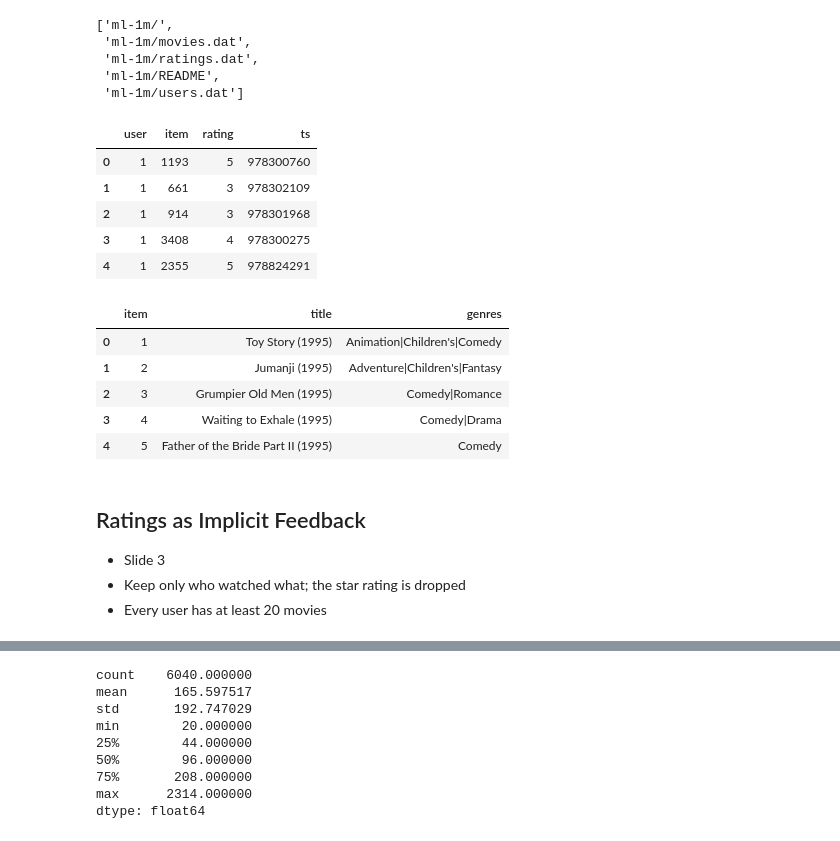
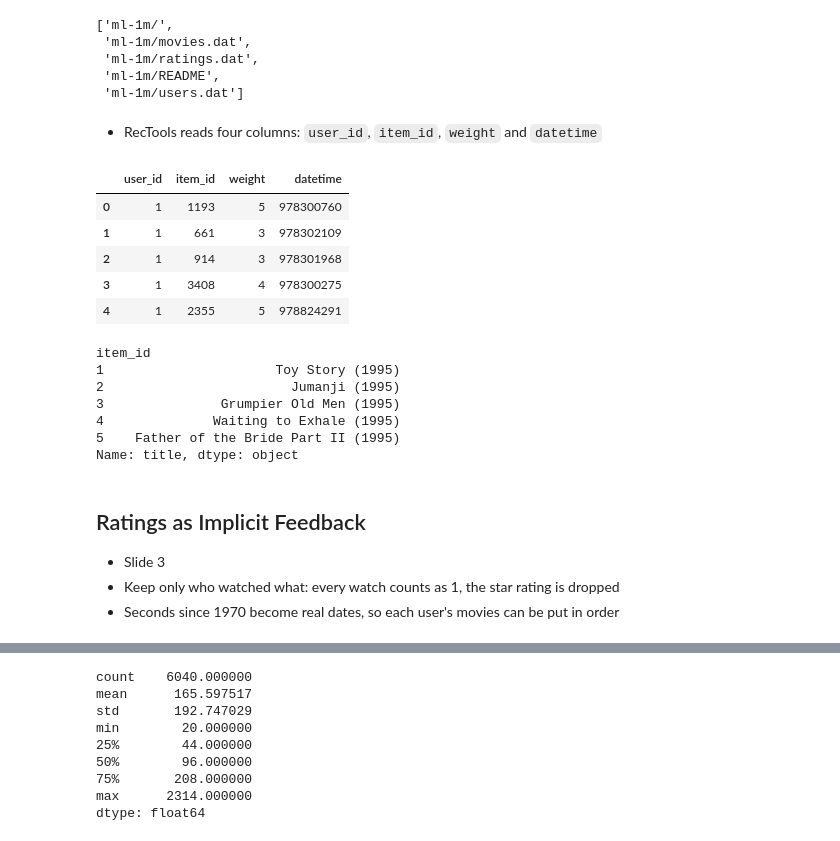
Before and after one commit to laxmimerit/Unsupervised-Learning-in-Python, a Jupyter notebook: notebooks/07_Recommenders.ipynb, the cells around one changed output, grey strips where cells are left out. Cells and saved outputs as stored; diff of their text form; code cells hidden in the pictures.

```diff
--- a/notebooks/07_Recommenders.ipynb
+++ b/notebooks/07_Recommenders.ipynb
@@ -38,12 +44,14 @@ z.namelist()
  'ml-1m/ratings.dat',
  'ml-1m/README',
  'ml-1m/users.dat']
+# %% [markdown]
+- RecTools reads four columns: `user_id`, `item_id`, `weight` and `datetime`
 # %%
 ratings = pd.read_csv(z.open("ml-1m/ratings.dat"), sep="::", engine="python",
-                      names=["user", "item", "rating", "ts"])
+                      names=["user_id", "item_id", "weight", "datetime"])
 ratings.head()
 # %% [output]
-|  | user | item | rating | ts |
+|  | user_id | item_id | weight | datetime |
 | 0 | 1 | 1193 | 5 | 978300760 |
 | 1 | 1 | 661 | 3 | 978302109 |
 | 2 | 1 | 914 | 3 | 978301968 |
@@ -51,17 +59,19 @@ ratings.head()
 | 4 | 1 | 2355 | 5 | 978824291 |
 # %%
 movies = pd.read_csv(z.open("ml-1m/movies.dat"), sep="::", engine="python",
-                     names=["item", "title", "genres"], encoding="latin-1")
-movies.head()
+                     names=["item_id", "title", "genres"], encoding="latin-1")
+titles = movies.set_index("item_id")["title"]
+titles.head()
 # %% [output]
-|  | item | title | genres |
-| 0 | 1 | Toy Story (1995) | Animation|Children's|Comedy |
-| 1 | 2 | Jumanji (1995) | Adventure|Children's|Fantasy |
-| 2 | 3 | Grumpier Old Men (1995) | Comedy|Romance |
-| 3 | 4 | Waiting to Exhale (1995) | Comedy|Drama |
-| 4 | 5 | Father of the Bride Part II (1995) | Comedy |
+item_id
+1                      Toy Story (1995)
+2                        Jumanji (1995)
+3               Grumpier Old Men (1995)
+4              Waiting to Exhale (1995)
+5    Father of the Bride Part II (1995)
+Name: title, dtype: object
 # %% [markdown]
 ## Ratings as Implicit Feedback
 - Slide 3
-- Keep only who watched what; the star rating is dropped
-- Every user has at least 20 movies
+- Keep only who watched what: every watch counts as 1, the star rating is dropped
+- Seconds since 1970 become real dates, so each user's movies can be put in order
```
Also changed, not shown: parts of 58 cells of this notebook, 4 other files.
